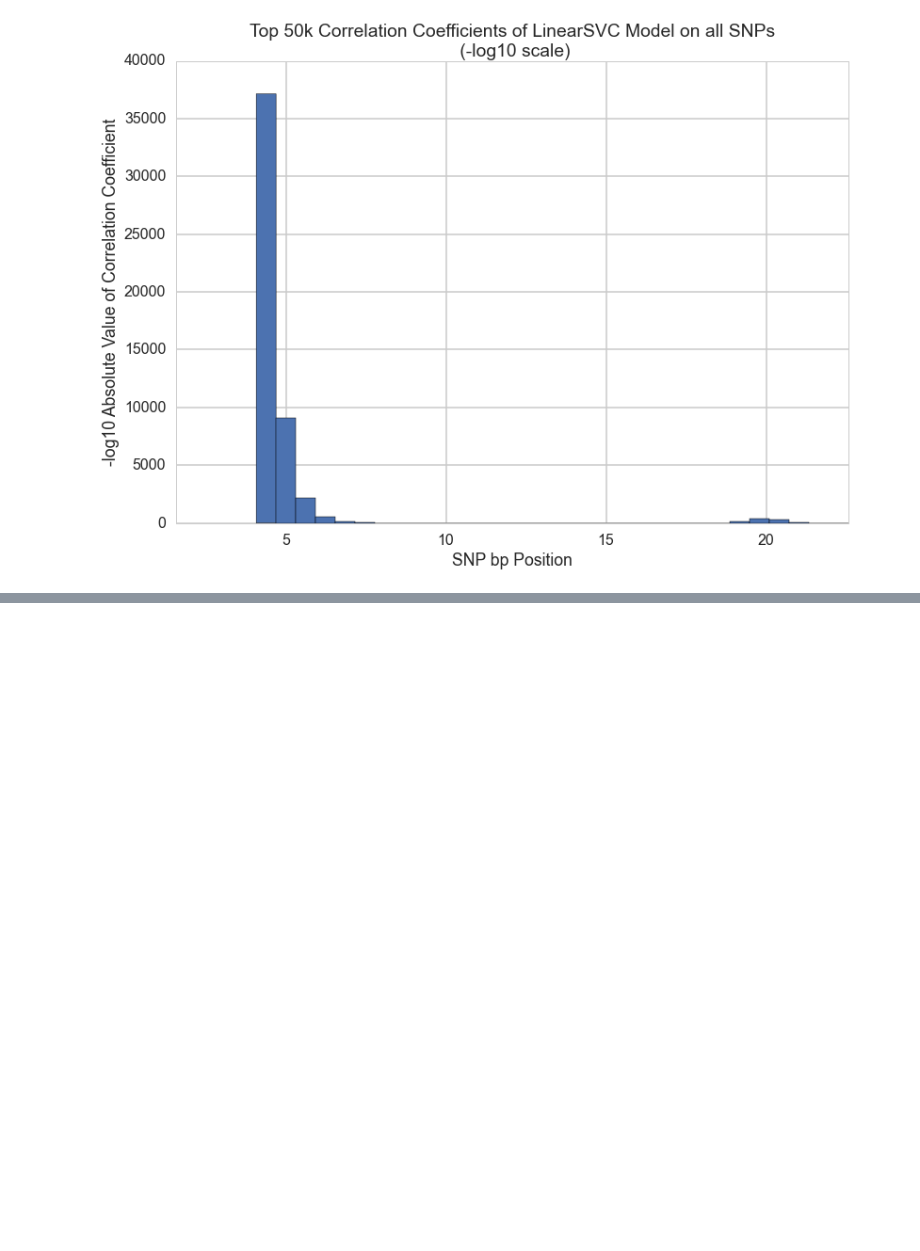
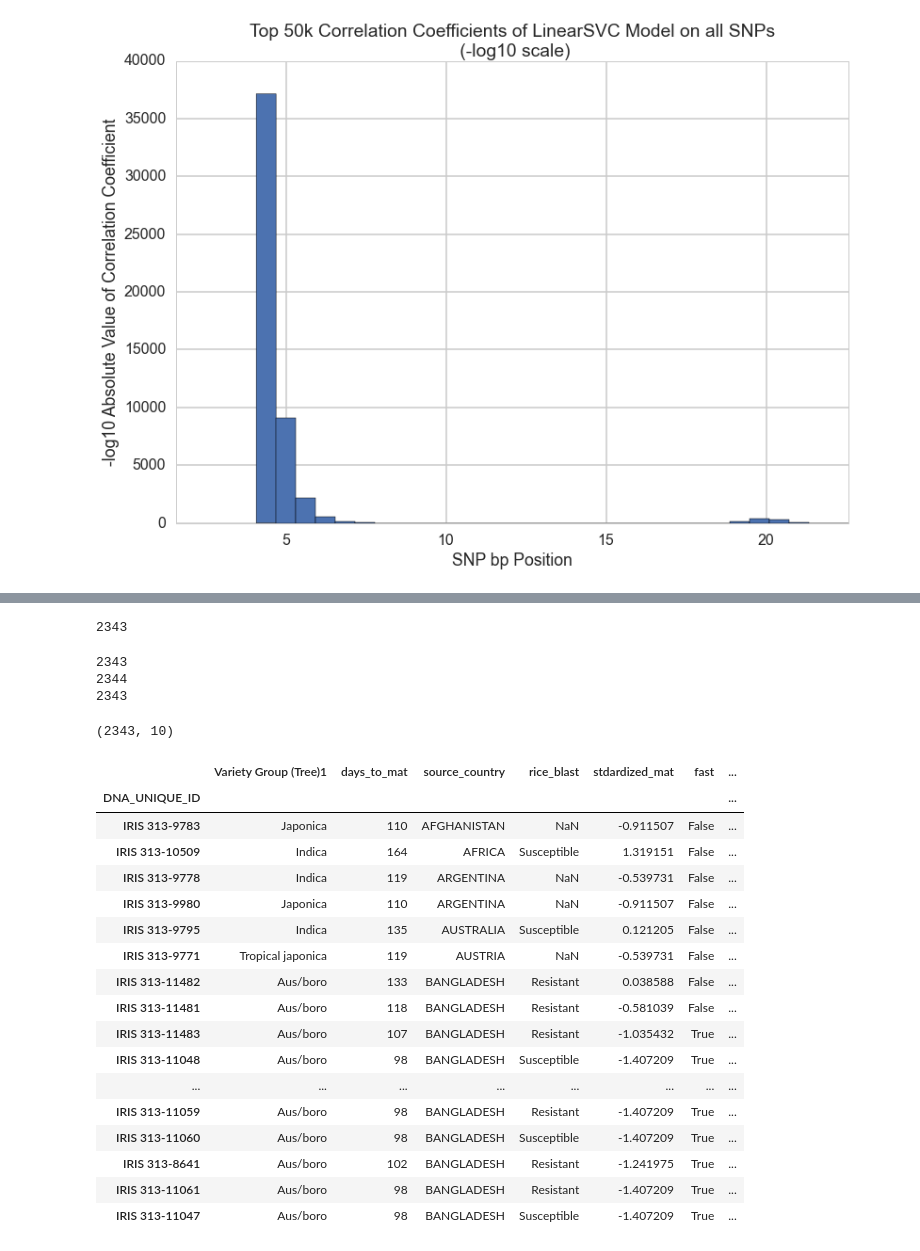
Before and after one commit to dylanpeterson/cs109-final-project, a Jupyter notebook: processbook-Copy1.ipynb, the cells around one changed output, grey strips where cells are left out. Drawn from its saved outputs; the diff is of its cells as text; code cells hidden in the pictures; blank space fills up the shorter version.

```diff
--- a/processbook-Copy1.ipynb
+++ b/processbook-Copy1.ipynb
@@ -796,0 +939,3 @@ Cutoff: 2.38022428532
+# %%
+best_df=pd.read_csv('tempdata/best_df_updated.csv',index_col=0)
+best_df.head()
@@ -796,0 +960,2 @@ Cutoff: 2.38022428532
+# %%
+best_coefs,clfsvm_final,predictions,mask=get_coeficcients_df(best_df)
@@ -796,0 +970,67 @@ Cutoff: 2.38022428532
+# %%
+snps=list(best_df.columns)
+snps.remove('fast')
+traindff1 = best_df[snps]
+predictions_by_clf=clfsvm_final.predict(traindff1)
+# %%
+print len(mask)
+# %% [output]
+2343
+# %%
+print len(predictions_on_mask)
+(best_df).index
+print len(mat_df)
+a = []
+
+
+for strain in (best_df).index:
+    if strain in mat_df['DNA_UNIQUE_ID'].values:
+        a.append(strain)
+print len(a)
+# %% [output]
+2343
+2344
+2343
+# %%
+finaltrain_df = mat_df
+finaltrain_df =finaltrain_df[finaltrain_df['DNA_UNIQUE_ID'].isin(((best_df).index).values)]
+finaltrain_df = finaltrain_df.set_index('DNA_UNIQUE_ID')
+print finaltrain_df.shape
+
+train_var_days = []
+train_source_days = []
+for row,_ in enumerate(finaltrain_df.index):
+    var = finaltrain_df.iloc[row]['Variety Group (Tree)1']
+    source = finaltrain_df.iloc[row]['source_country']
+    if source in source_days.keys():
+        train_source_days.append((source_days.get(source)[0]))
+    else:
+        train_source_days.append(days_list.mean())
+    train_var_days.append((variety_days.get(var)))
+
+finaltrain_df.loc[:,'source_val'] = (train_source_days)
+finaltrain_df.loc[:,'var_val'] = (train_var_days)
+finaltrain_df.loc[:,'mean'] = days_list.mean()
+finaltrain_df.loc[:,'preds'] = predictions_by_clf
+
+finaltrain_df.head(25)
+# %% [output]
+(2343, 10)
+|  | Variety Group (Tree)1 | days_to_mat | source_country | rice_blast | stdardized_mat | fast | ... |
+| DNA_UNIQUE_ID |  |  |  |  |  |  | ... |
+| IRIS 313-9783 | Japonica | 110 | AFGHANISTAN | NaN | -0.911507 | False | ... |
+| IRIS 313-10509 | Indica | 164 | AFRICA | Susceptible | 1.319151 | False | ... |
+| IRIS 313-9778 | Indica | 119 | ARGENTINA | NaN | -0.539731 | False | ... |
+| IRIS 313-9980 | Japonica | 110 | ARGENTINA | NaN | -0.911507 | False | ... |
+| IRIS 313-9795 | Indica | 135 | AUSTRALIA | Susceptible | 0.121205 | False | ... |
+| IRIS 313-9771 | Tropical japonica | 119 | AUSTRIA | NaN | -0.539731 | False | ... |
+| IRIS 313-11482 | Aus/boro | 133 | BANGLADESH | Resistant | 0.038588 | False | ... |
+| IRIS 313-11481 | Aus/boro | 118 | BANGLADESH | Resistant | -0.581039 | False | ... |
+| IRIS 313-11483 | Aus/boro | 107 | BANGLADESH | Resistant | -1.035432 | True | ... |
+| IRIS 313-11048 | Aus/boro | 98 | BANGLADESH | Susceptible | -1.407209 | True | ... |
+| ... | ... | ... | ... | ... | ... | ... | ... |
+| IRIS 313-11059 | Aus/boro | 98 | BANGLADESH | Resistant | -1.407209 | True | ... |
+| IRIS 313-11060 | Aus/boro | 98 | BANGLADESH | Susceptible | -1.407209 | True | ... |
+| IRIS 313-8641 | Aus/boro | 102 | BANGLADESH | Resistant | -1.241975 | True | ... |
+| IRIS 313-11061 | Aus/boro | 98 | BANGLADESH | Resistant | -1.407209 | True | ... |
+| IRIS 313-11047 | Aus/boro | 98 | BANGLADESH | Susceptible | -1.407209 | True | ... |
```
Also changed, not shown: parts of 16 cells of this notebook, 2 other files.
